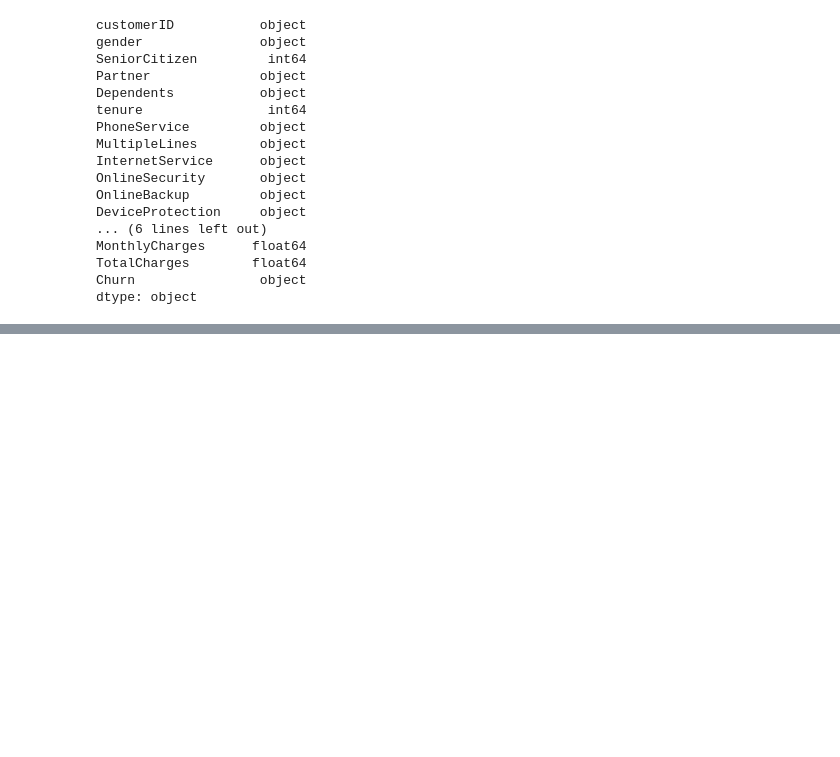
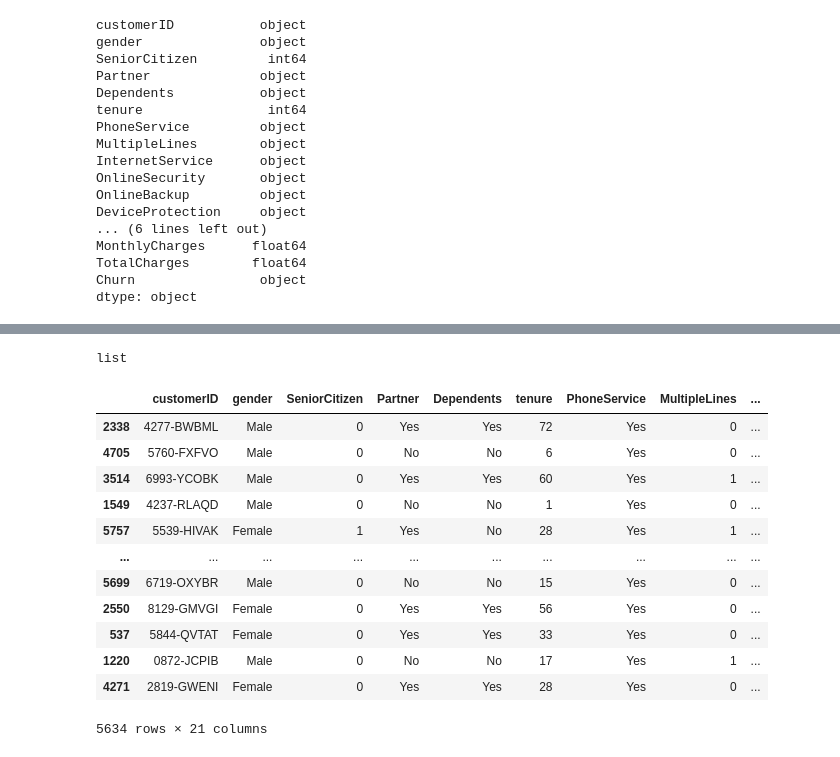
Before and after one commit to ironhack-datalabs/data-ber-08-20, a Jupyter notebook: Notes/module-3/week-7/2_machine_learning-churn_prediction.ipynb, the cells around one changed output, grey strips where cells are left out. Cells and saved outputs as stored; diff of their text form; code cells hidden in the pictures; blank space fills up the shorter version.

```diff
--- a/Notes/module-3/week-7/2_machine_learning-churn_prediction.ipynb
+++ b/Notes/module-3/week-7/2_machine_learning-churn_prediction.ipynb
@@ -241,0 +324,4 @@ dtype: object
+# %%
+to_bool = [col for col in df.nunique()[df.nunique() == 3].keys() if col not in cat_col]
+# %%
+df[to_bool] = np.where(df[to_bool] == "Yes", 1, 0)
@@ -241,0 +409,4 @@ dtype: object
+# %%
+type(train_test_split(df, test_size=.2, random_state=7))
+# %% [output]
+list
@@ -241,0 +415,16 @@ dtype: object
+# %%
+train
+# %% [output]
+|  | customerID | gender | SeniorCitizen | Partner | Dependents | tenure | PhoneService | MultipleLines | ... |
+| 2338 | 4277-BWBML | Male | 0 | Yes | Yes | 72 | Yes | 0 | ... |
+| 4705 | 5760-FXFVO | Male | 0 | No | No | 6 | Yes | 0 | ... |
+| 3514 | 6993-YCOBK | Male | 0 | Yes | Yes | 60 | Yes | 1 | ... |
+| 1549 | 4237-RLAQD | Male | 0 | No | No | 1 | Yes | 0 | ... |
+| 5757 | 5539-HIVAK | Female | 1 | Yes | No | 28 | Yes | 1 | ... |
+| ... | ... | ... | ... | ... | ... | ... | ... | ... | ... |
+| 5699 | 6719-OXYBR | Male | 0 | No | No | 15 | Yes | 0 | ... |
+| 2550 | 8129-GMVGI | Female | 0 | Yes | Yes | 56 | Yes | 0 | ... |
+| 537 | 5844-QVTAT | Female | 0 | Yes | Yes | 33 | Yes | 0 | ... |
+| 1220 | 0872-JCPIB | Male | 0 | No | No | 17 | Yes | 1 | ... |
+| 4271 | 2819-GWENI | Female | 0 | Yes | Yes | 28 | Yes | 0 | ... |
+5634 rows × 21 columns
```
Also changed, not shown: parts of 46 cells of this notebook, 1 other file.
